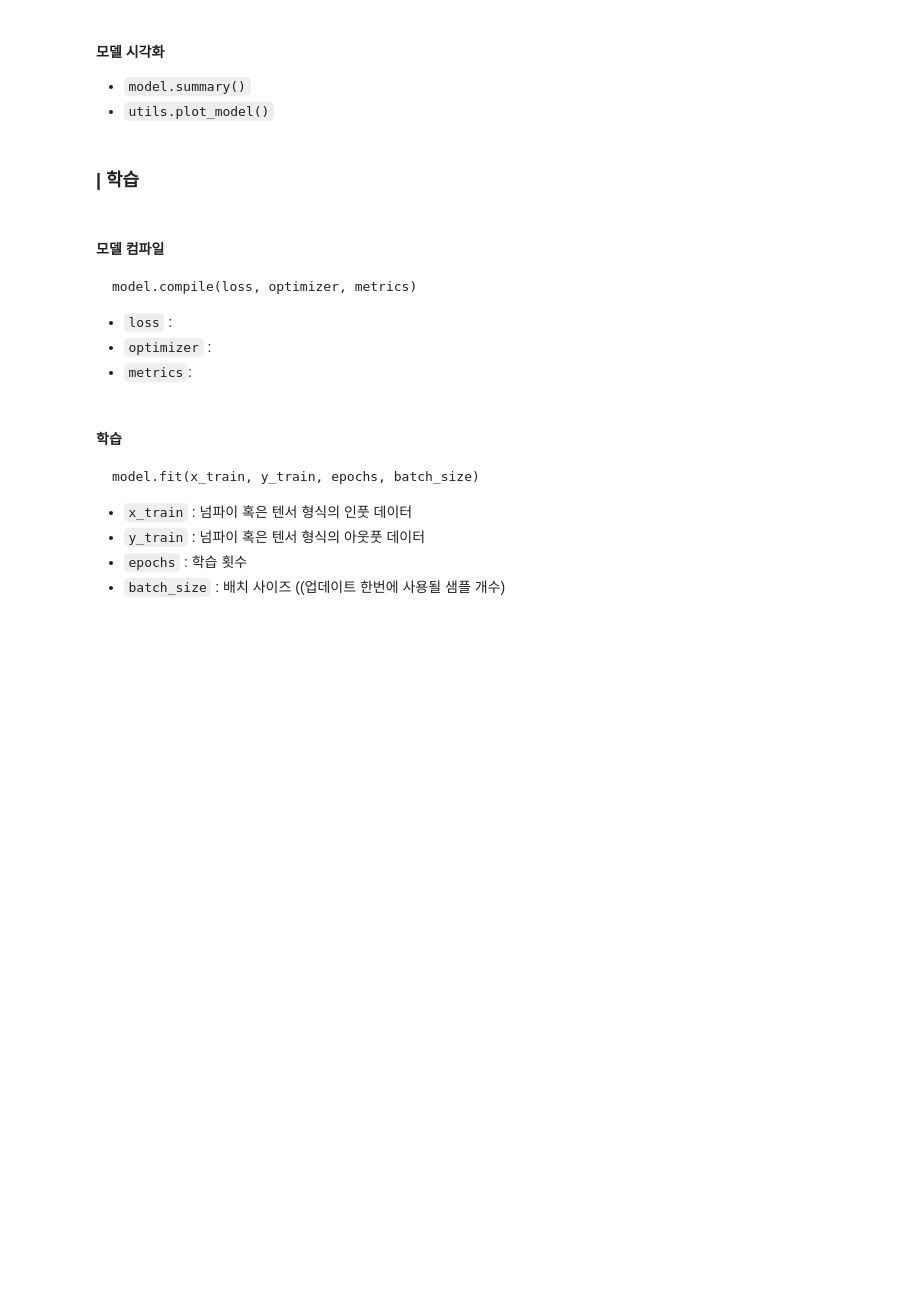
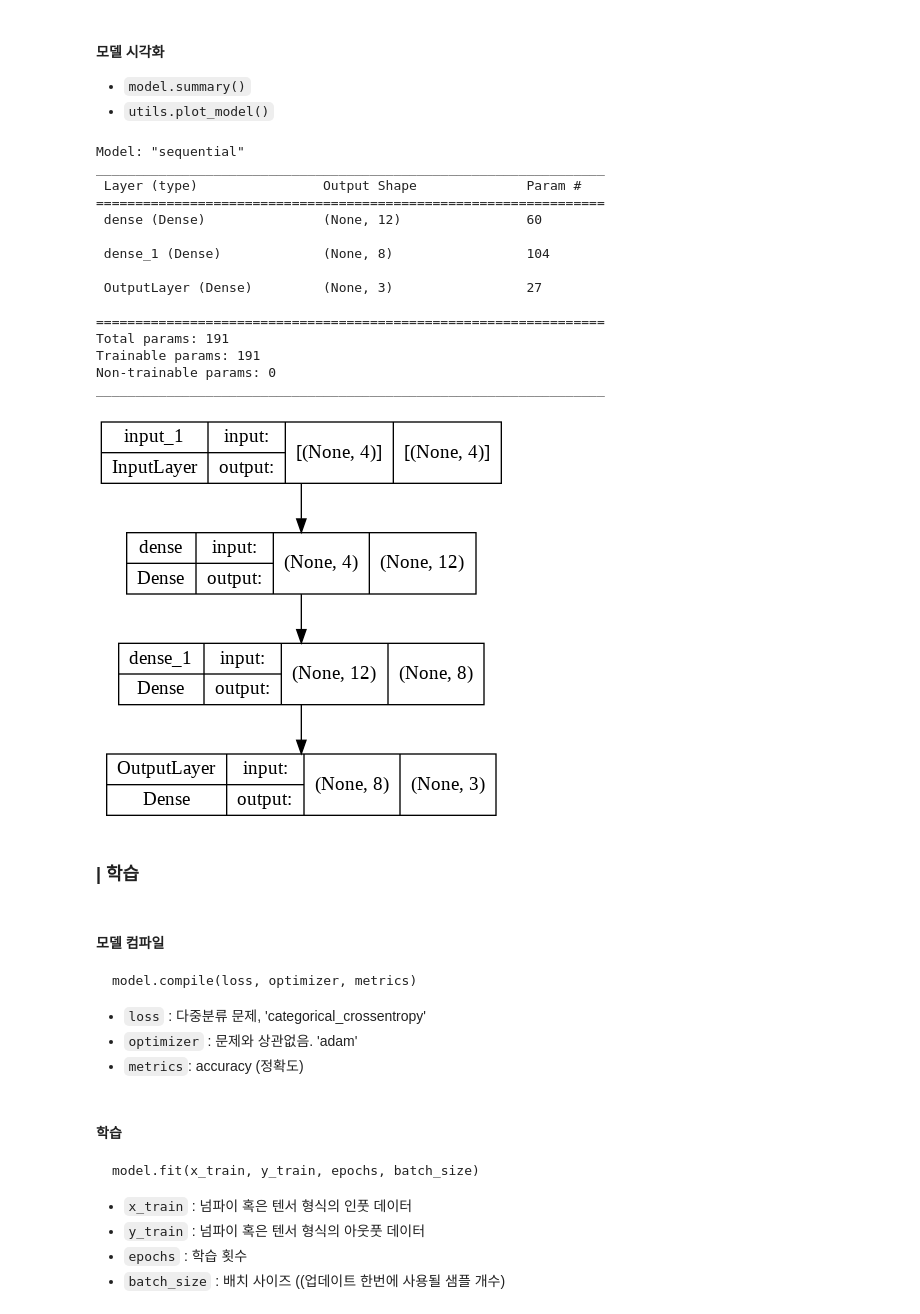
Before and after one commit to yebiny/SkillTreePython-DeepLearning, a Jupyter notebook: 01.딥러닝with텐서플로우-basic/해설/ch01_05_DNN기초_다중분류모델.ipynb, the cells around one changed output. Drawn from its saved outputs; the diff is of its cells as text; code cells hidden in the pictures; blank space fills up the shorter version.

````diff
--- a/01.딥러닝with텐서플로우-basic/해설/ch01_05_DNN기초_다중분류모델.ipynb
+++ b/01.딥러닝with텐서플로우-basic/해설/ch01_05_DNN기초_다중분류모델.ipynb
@@ -135,11 +135,42 @@ Text(0.5, 1.0, 'test dataset')
 </p>
 # %% [markdown]
 #### **모델 생성**
+# %%
+from tensorflow.keras import models, layers, utils
+
+def build_model():
+  model = models.Sequential()
+  model.add(layers.InputLayer(input_shape=(4,)))
+  model.add(layers.Dense(12, activation='relu'))
+  model.add(layers.Dense(8, activation='relu'))
+  model.add(layers.Dense(3, activation='softmax', name='OutputLayer'))
+  return model
 # %% [markdown]
 #### **모델 시각화**
 
 * `model.summary()`
 * `utils.plot_model()`
+# %%
+model = build_model()
+model.summary()
+utils.plot_model(model, show_shapes=True)
+# %% [output]
+Model: "sequential"
+_________________________________________________________________
+ Layer (type)                Output Shape              Param #
+=================================================================
+ dense (Dense)               (None, 12)                60
+
+ dense_1 (Dense)             (None, 8)                 104
+
+ OutputLayer (Dense)         (None, 3)                 27
+
+=================================================================
+Total params: 191
+Trainable params: 191
+Non-trainable params: 0
+_________________________________________________________________
+[figure, added]
 # %% [markdown]
 ### | 학습
 # %% [markdown]
@@ -148,6 +179,6 @@ Text(0.5, 1.0, 'test dataset')
 ```
 model.compile(loss, optimizer, metrics)
 ```
-* `loss` :
-* `optimizer` :
-* `metrics`:
+* `loss` : 다중분류 문제, 'categorical_crossentropy'
+* `optimizer` : 문제와 상관없음. 'adam'
+* `metrics`: accuracy (정확도)
````
Also changed, not shown: parts of 3 cells of this notebook.
